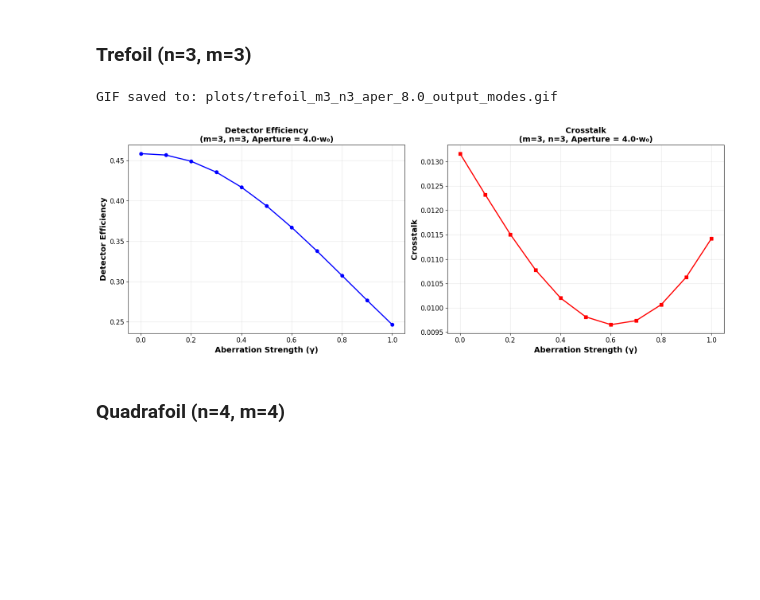
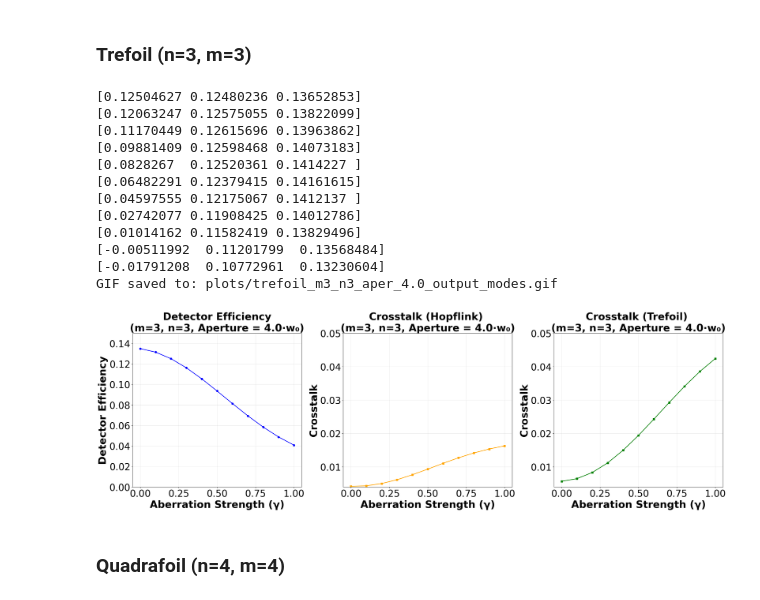
Before and after one commit to TareqJ1000/KnotSorter, a Jupyter notebook: PhaseAnalyzer.ipynb, the cells around one changed output. Cells and saved outputs as stored; diff of their text form; code cells hidden in the pictures; blank space fills up the shorter version.

```diff
--- a/PhaseAnalyzer.ipynb
+++ b/PhaseAnalyzer.ipynb
@@ -1377,10 +1783,11 @@ aperFactor = 8.0
 aperature = aperFactor*w0
 
 effs = []
-crosses = []
+crosses_1 = []
+crosses_2 = []
 frames = []  # Store frames for GIF
 
-mode = 1
+mode = 0
 
 for ii in range(len(gamma)):
     # Generate aberrated knots
@@ -1455,11 +1862,12 @@ for ii in range(len(gamma)):
     plt.close(fig)
 
     # Compute the crosstalk matrix
-    sorting_performance, crosstalk_matrix, _ = compute_sorting_performance(phase_maps, list_of_aberrated_OAMs)
+    sorting_performance, crosstalk_matrix, _, _ = compute_sorting_performance(phase_maps, list_of_aberrated_OAMs)
 
     # Extract the desired crosstalk/detector efficency
     effs.append(crosstalk_matrix[mode, mode])
-    crosses.append(crosstalk_matrix[mode, (mode+1)%2])
+    crosses_1.append(crosstalk_matrix[mode, (mode+1)%3])
+    crosses_2.append(crosstalk_matrix[mode, (mode+2)%3])
 
 # Save GIF
 gif_path = f'plots/coma_m{m_n[0]}_n{m_n[1]}_aper_{aperFactor}_output_modes.gif'
@@ -1502,11 +1936,12 @@ import io
 
 gamma = np.linspace(0, 1, 11)  # Fixed: creates 11 points from 0 to 1
 m_n = (3, 3)
-aperFactor = 8.0
+aperFactor =  4.0
 aperature = aperFactor*w0
 
 effs = []
-crosses = []
+crosses_1 = []
+crosses_2 = []
 frames = []  # Store frames for GIF
 
 mode = 0
@@ -1584,44 +2019,71 @@ for ii in range(len(gamma)):
     plt.close(fig)
 
     # Compute the crosstalk matrix
-    sorting_performance, crosstalk_matrix, _ = compute_sorting_performance(phase_maps, list_of_aberrated_OAMs)
+    sorting_performance, crosstalk_matrix, _, _ = compute_sorting_performance(phase_maps, list_of_aberrated_OAMs)
 
     # Extract the desired crosstalk/detector efficency
     effs.append(crosstalk_matrix[mode, mode])
-    crosses.append(crosstalk_matrix[mode, (mode+1)%2])
+    crosses_1.append(crosstalk_matrix[mode, (mode+1)%3])
+    crosses_2.append(crosstalk_matrix[mode, (mode+2)%3])
 
 # Save GIF
 gif_path = f'plots/trefoil_m{m_n[0]}_n{m_n[1]}_aper_{aperFactor}_output_modes.gif'
 frames[0].save(gif_path, save_all=True, append_images=frames[1:], duration=500, loop=0)
 print(f"GIF saved to: {gif_path}")
 # %% [output]
-GIF saved to: plots/trefoil_m3_n3_aper_8.0_output_modes.gif
+[0.12504627 0.12480236 0.13652853]
+[0.12063247 0.12575055 0.13822099]
+[0.11170449 0.12615696 0.13963862]
+[0.09881409 0.12598468 0.14073183]
+[0.0828267  0.12520361 0.1414227 ]
+[0.06482291 0.12379415 0.14161615]
+[0.04597555 0.12175067 0.1412137 ]
+[0.02742077 0.11908425 0.14012786]
+[0.01014162 0.11582419 0.13829496]
+[-0.00511992  0.11201799  0.13568484]
+[-0.01791208  0.10772961  0.13230604]
+GIF saved to: plots/trefoil_m3_n3_aper_4.0_output_modes.gif
 # %%
 # Plot detector efficiency and crosstalk vs gamma as separate subplots
-fig, (ax1, ax2) = plt.subplots(1, 2, figsize=(16, 6))
+fig, (ax1, ax2, ax3) = plt.subplots(1, 3, figsize=(28, 9))
 
 # Plot detector efficiency
 ax1.plot(gamma, effs, linewidth=2, marker='o', markersize=6, color='blue')
-ax1.set_xlabel('Aberration Strength (γ)', fontsize=14, fontweight='bold')
-ax1.set_ylabel('Detector Efficiency', fontsize=14, fontweight='bold')
+ax1.set_ylim(0.0, 0.15)  # Set y-axis limits
+ax1.set_xlabel('Aberration Strength (γ)', fontsize=32, fontweight='bold')
+ax1.set_ylabel('Detector Efficiency', fontsize=32, fontweight='bold')
 ax1.set_title(f'Detector Efficiency\n(m={m_n[0]}, n={m_n[1]}, Aperture = {aperFactor}·w₀)',
-              fontsize=14, fontweight='bold')
+              fontsize=32, fontweight='bold')
 ax1.grid(True, alpha=0.3)
-ax1.tick_params(axis='both', which='major', labelsize=12)
+ax1.tick_params(axis='both', which='major', labelsize=30)
 
-# Plot crosstalk
-ax2.plot(gamma, crosses, linewidth=2, marker='s', markersize=6, color='red')
-ax2.set_xlabel('Aberration Strength (γ)', fontsize=14, fontweight='bold')
-ax2.set_ylabel('Crosstalk', fontsize=14, fontweight='bold')
-ax2.set_title(f'Crosstalk\n(m={m_n[0]}, n={m_n[1]}, Aperture = {aperFactor}·w₀)',
-              fontsize=14, fontweight='bold')
+# Plot crosstalk 1
+ax2.plot(gamma, crosses_1, linewidth=2, marker='s', markersize=6, color='orange')
+ax2.set_ylim(0.004, 0.050)  # Set y-axis limits
+ax2.set_xlabel('Aberration Strength (γ)', fontsize=32, fontweight='bold')
+ax2.set_ylabel('Crosstalk', fontsize=32, fontweight='bold')
+ax2.set_title(f'Crosstalk ({knotType[(mode+1)%3]}) \n(m={m_n[0]}, n={m_n[1]}, Aperture = {aperFactor}·w₀)',
+              fontsize=32, fontweight='bold')
 ax2.grid(True, alpha=0.3)
-ax2.tick_params(axis='both', which='major', labelsize=12)
+ax2.tick_params(axis='both', which='major', labelsize=30)
+
+
+# Plot crosstalk 2
+ax3.plot(gamma, crosses_2, linewidth=2, marker='s', markersize=6, color='green')
+ax3.set_ylim(0.004, 0.050)  # Set y-axis limits
+ax3.set_xlabel('Aberration Strength (γ)', fontsize=32, fontweight='bold')
+ax3.set_ylabel('Crosstalk', fontsize=32, fontweight='bold')
+ax3.set_title(f'Crosstalk ({knotType[(mode+2)%3]}) \n(m={m_n[0]}, n={m_n[1]}, Aperture = {aperFactor}·w₀)',
+              fontsize=32, fontweight='bold')
+ax3.grid(True, alpha=0.3)
+ax3.tick_params(axis='both', which='major', labelsize=30)
 
 plt.tight_layout()
-plt.show()
+#plt.show()
+
+plt.savefig(f'trefoil_{knotType[mode]})_{aperFactor}.pdf', bbox_inches='tight')
 # %% [output]
-[figure, old version]
+[figure, new version]
 # %% [markdown]
 ### Quadrafoil (n=4, m=4)
 # %%
```
Also changed, not shown: parts of 38 cells of this notebook, 23 other files.
